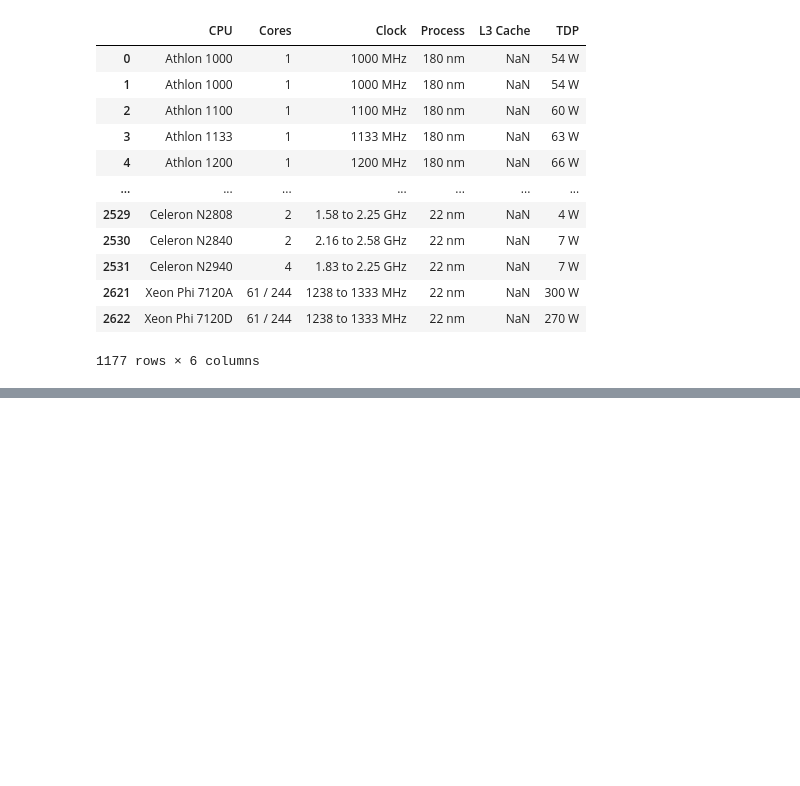
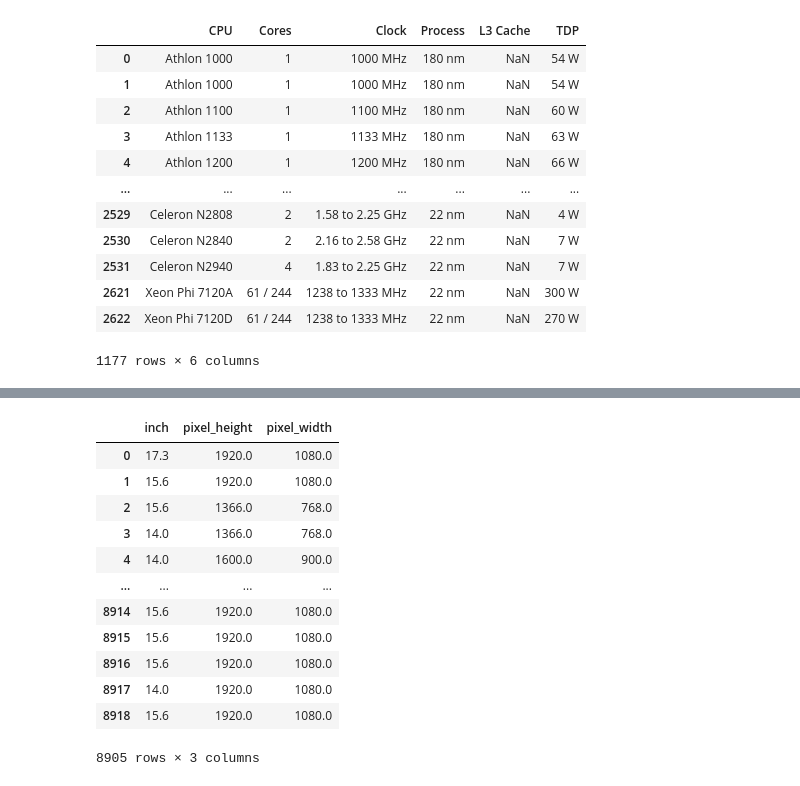
Before and after one commit to nhatbui97/dsproject, a Jupyter notebook: data_cleaning.ipynb, the cells around one changed output, grey strips where cells are left out. Saved outputs shown, nothing was run; the diff lists cells and outputs as text; code cells hidden in the pictures; blank space fills up the shorter version.

```diff
--- a/data_cleaning.ipynb
+++ b/data_cleaning.ipynb
@@ -195,0 +418,39 @@ array(['Graphics Media Accelerator', 'Quadro NVS 5100M', 'GeForce G 105M',
+# %%
+def displayProcess(displays):
+    anomalies = [1245, 2077, 3590]
+    '''
+    1245: 4 USB 3.0 / 3.1 Gen1, 1 USB 3.1 Gen2, 1 Thunderbolt, 1 HDMI, 1 DisplayPort,
+    1 Infrared, Audio Connections: 3.5 mm earphones, Toslink, Card Reader: SDXC w. UHS-I support
+    2077:  16:9, 1920 x 1080 pixel, IPS, glossy: no
+    3590: 4 USB 3.0 / 3.1 Gen1, 1 USB 3.1 Gen2, 1 Thunderbolt, 1 HDMI, 1 DisplayPort,
+    1 Kensington Lock, Audio Connections: 3.5 mm audio jack, Card Reader: SD
+    '''
+    index = displays.index
+    inch = pd.Series(index = index, dtype = 'float64')
+    pixel_height = pd.Series(index = index, dtype = 'int32')
+    pixel_width = pd.Series(index = index, dtype = 'int32')
+    for idx, display in zip(index, displays):
+        if idx in anomalies:
+            continue
+        if type(display) != str:
+            continue
+        try:
+            display = display.lower()
+            tokens = [token.strip(string.punctuation + ' ') for token in display.split(',')]
+            tokens = [token for token in tokens if token != '']
+            inch_part, pixel_part = tokens[0], tokens[1]
+            inch[idx] = float(inch_part.split()[0])
+            tokens = pixel_part.split()
+            pixel_height[idx], _, pixel_width[idx] = int(tokens[0]), tokens[1], int(tokens[2])
+        except Exception as e:
+            print(str(idx), end = ": ")
+            DebugFeatureProcess(displays).printFeature(idx)
+            print(str(e))
+    return pd.DataFrame({'inch': inch,
+                         'pixel_height': pixel_height,
+                         'pixel_width': pixel_width})
+# %%
+processed_display = displayProcess(laptop_data["Display"])
+# %%
+# 2077:  16:9, 1920 x 1080 pixel, IPS, glossy: no
+processed_display.loc[2077] = [np.nan, 1920, 1080]
@@ -195,0 +534,16 @@ array(['Graphics Media Accelerator', 'Quadro NVS 5100M', 'GeForce G 105M',
+# %%
+processed_display
+# %% [output]
+|  | inch | pixel_height | pixel_width |
+| 0 | 17.3 | 1920.0 | 1080.0 |
+| 1 | 15.6 | 1920.0 | 1080.0 |
+| 2 | 15.6 | 1366.0 | 768.0 |
+| 3 | 14.0 | 1366.0 | 768.0 |
+| 4 | 14.0 | 1600.0 | 900.0 |
+| ... | ... | ... | ... |
+| 8914 | 15.6 | 1920.0 | 1080.0 |
+| 8915 | 15.6 | 1920.0 | 1080.0 |
+| 8916 | 15.6 | 1920.0 | 1080.0 |
+| 8917 | 14.0 | 1920.0 | 1080.0 |
+| 8918 | 15.6 | 1920.0 | 1080.0 |
+8905 rows × 3 columns
```
Also changed, not shown: parts of 16 cells of this notebook.
